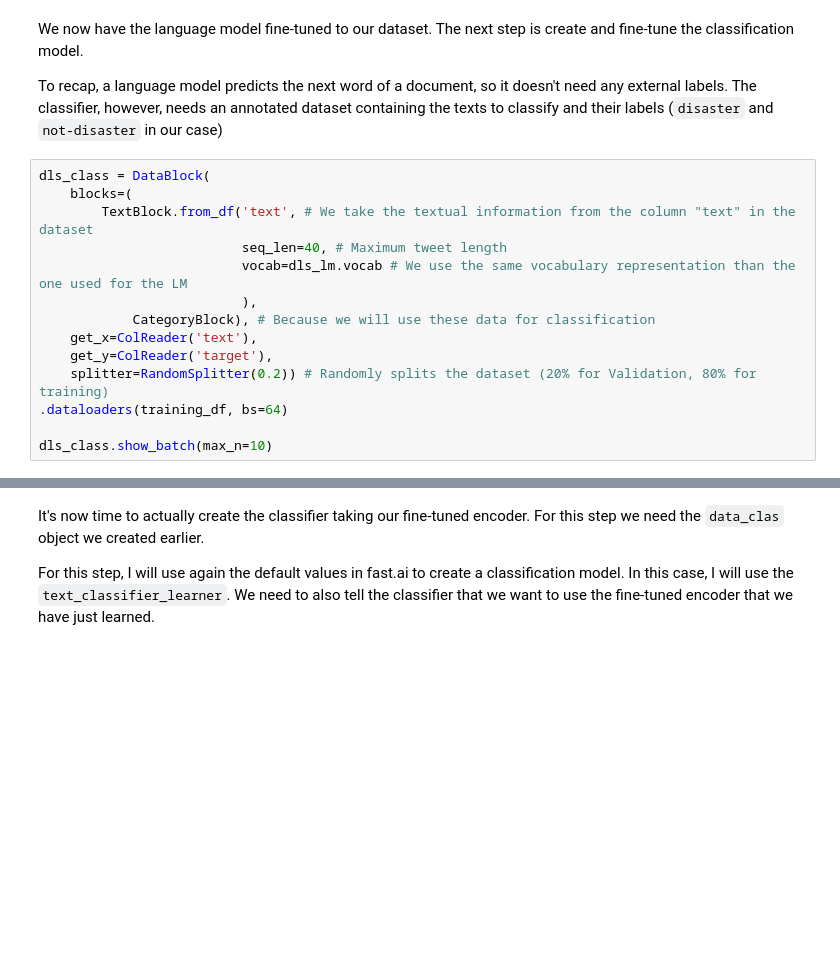
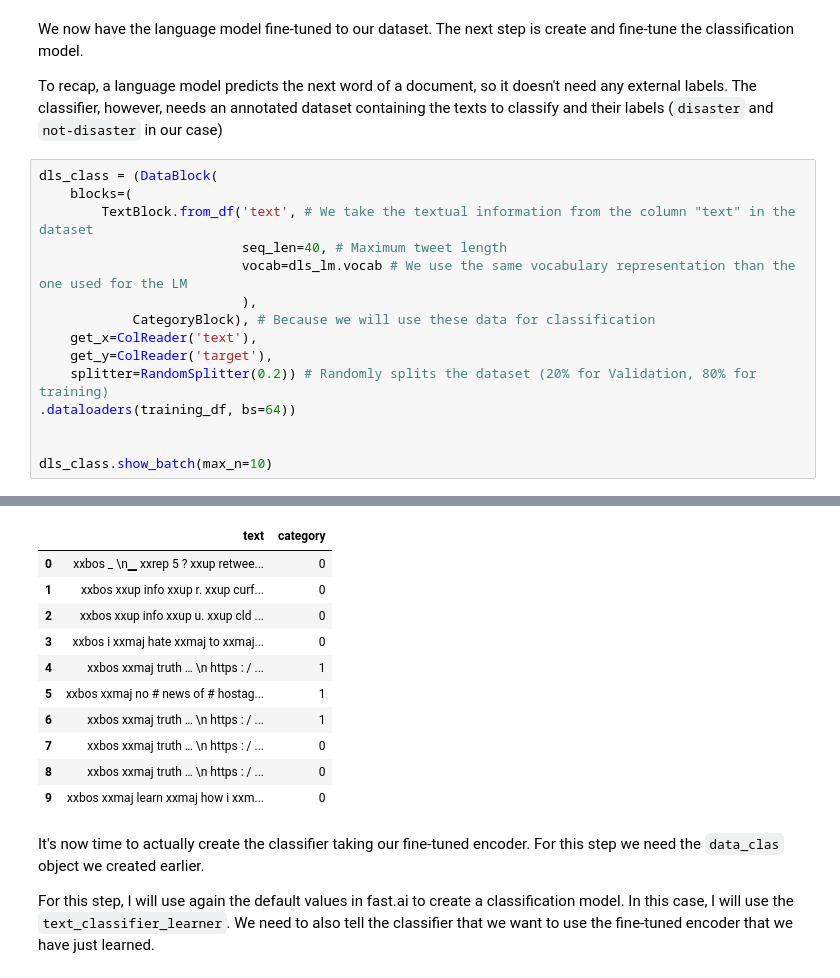
Before and after one commit to acastellanos-ie/NLP-MBD-EN-PT, a Jupyter notebook: text_classification_practice_dl/day3.ipynb, the cells around one changed output, grey strips where cells are left out. Drawn from its saved outputs; the diff is of its cells as text; blank space fills up the shorter version.

```diff
--- a/text_classification_practice_dl/day3.ipynb
+++ b/text_classification_practice_dl/day3.ipynb
@@ -1302,7 +1351,7 @@ We now have the language model fine-tuned to our dataset. The next step is creat
 To recap, a language model predicts the next word of a document, so it doesn't need any external labels. The classifier, however, needs an annotated dataset
 containing the texts to classify and their labels (`disaster` and `not-disaster` in our case)
 # %%
-dls_class = DataBlock(
+dls_class = (DataBlock(
     blocks=(
         TextBlock.from_df('text', # We take the textual information from the column "text" in the dataset
                           seq_len=40, # Maximum tweet length
@@ -1312,6 +1361,8 @@ dls_class = DataBlock(
     get_x=ColReader('text'),
     get_y=ColReader('target'),
     splitter=RandomSplitter(0.2)) # Randomly splits the dataset (20% for Validation, 80% for training)
-.dataloaders(training_df, bs=64)
+.dataloaders(training_df, bs=64))
+
 
 dls_class.show_batch(max_n=10)
+# %% [output]
@@ -1318,3 +1370,14 @@ dls_class.show_batch(max_n=10)
+|  | text | category |
+| 0 | xxbos _ \n▁ xxrep 5 ? xxup retwee... | 0 |
+| 1 | xxbos xxup info xxup r. xxup curf... | 0 |
+| 2 | xxbos xxup info xxup u. xxup cld ... | 0 |
+| 3 | xxbos i xxmaj hate xxmaj to xxmaj... | 0 |
+| 4 | xxbos xxmaj truth … \n https : / ... | 1 |
+| 5 | xxbos xxmaj no # news of # hostag... | 1 |
+| 6 | xxbos xxmaj truth … \n https : / ... | 1 |
+| 7 | xxbos xxmaj truth … \n https : / ... | 0 |
+| 8 | xxbos xxmaj truth … \n https : / ... | 0 |
+| 9 | xxbos xxmaj learn xxmaj how i xxm... | 0 |
 # %% [markdown]
 It's now time to actually create the classifier taking our fine-tuned encoder. For this step we need the `data_clas` object we created earlier.
 
```
Also changed, not shown: parts of 12 cells of this notebook.
